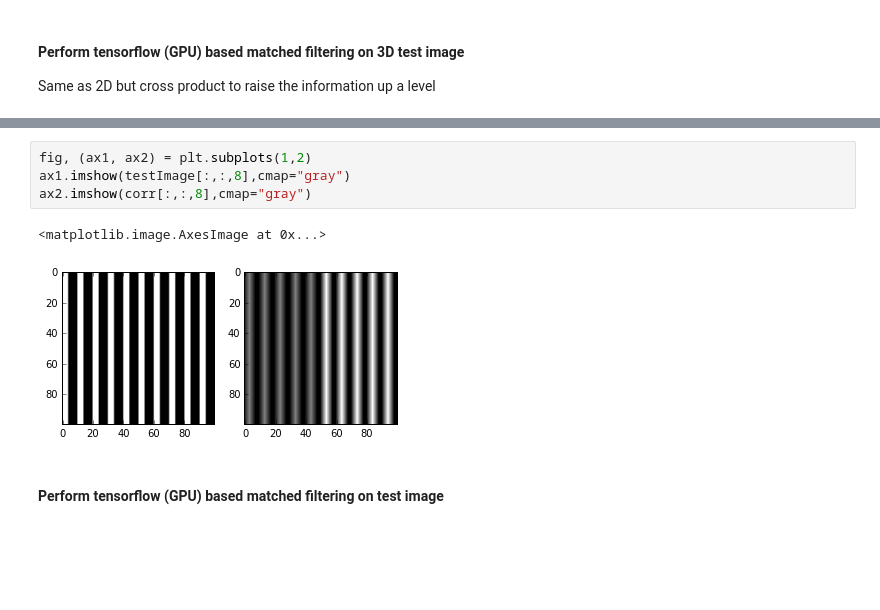
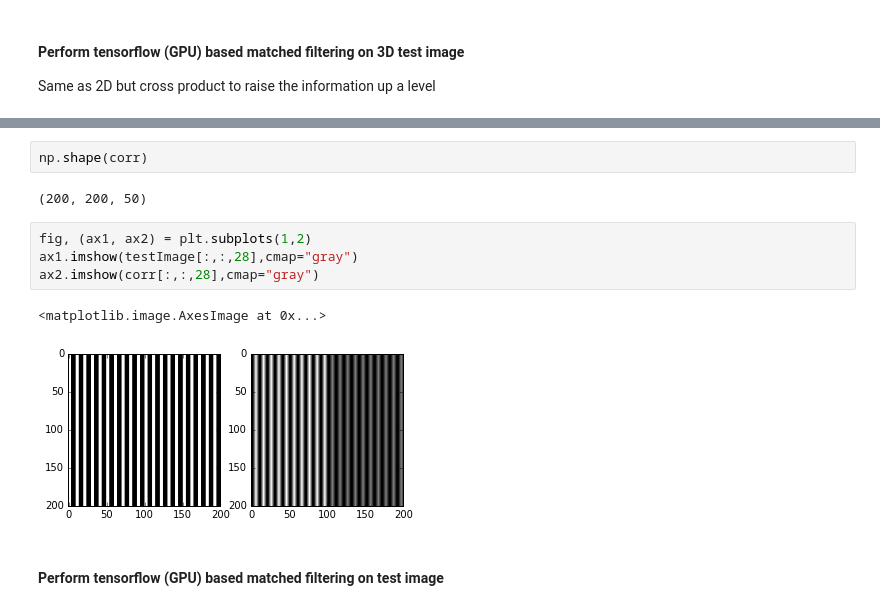
Before and after one commit to huskeypm/gpu_detect, a Jupyter notebook: threeDtense.ipynb, the cells around one changed output, grey strips where cells are left out. Saved outputs shown, nothing was run; the diff lists cells and outputs as text; blank space fills up the shorter version.

```diff
--- a/threeDtense.ipynb
+++ b/threeDtense.ipynb
@@ -32,10 +43,14 @@ Stubbornly refusing to do anything since 3D
+# %%
+np.shape(corr)
+# %% [output]
+(200, 200, 50)
 # %%
 fig, (ax1, ax2) = plt.subplots(1,2)
-ax1.imshow(testImage[:,:,8],cmap="gray")
-ax2.imshow(corr[:,:,8],cmap="gray")
+ax1.imshow(testImage[:,:,28],cmap="gray")
+ax2.imshow(corr[:,:,28],cmap="gray")
 # %% [output]
 <matplotlib.image.AxesImage at 0x...>
-[figure, old version]
+[figure, new version]
 # %% [markdown]
 #### Perform tensorflow (GPU) based matched filtering on test image
 # %%
```
Also changed, not shown: parts of 4 cells of this notebook, 3 other files.
